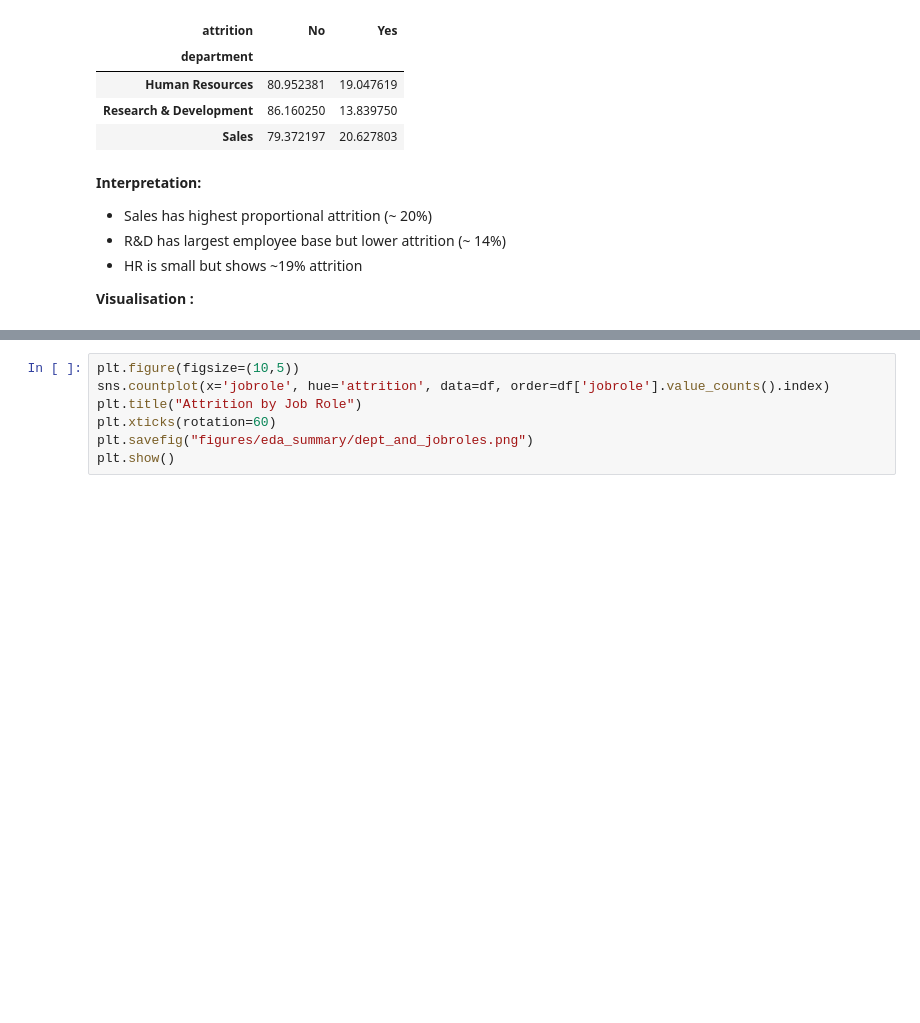
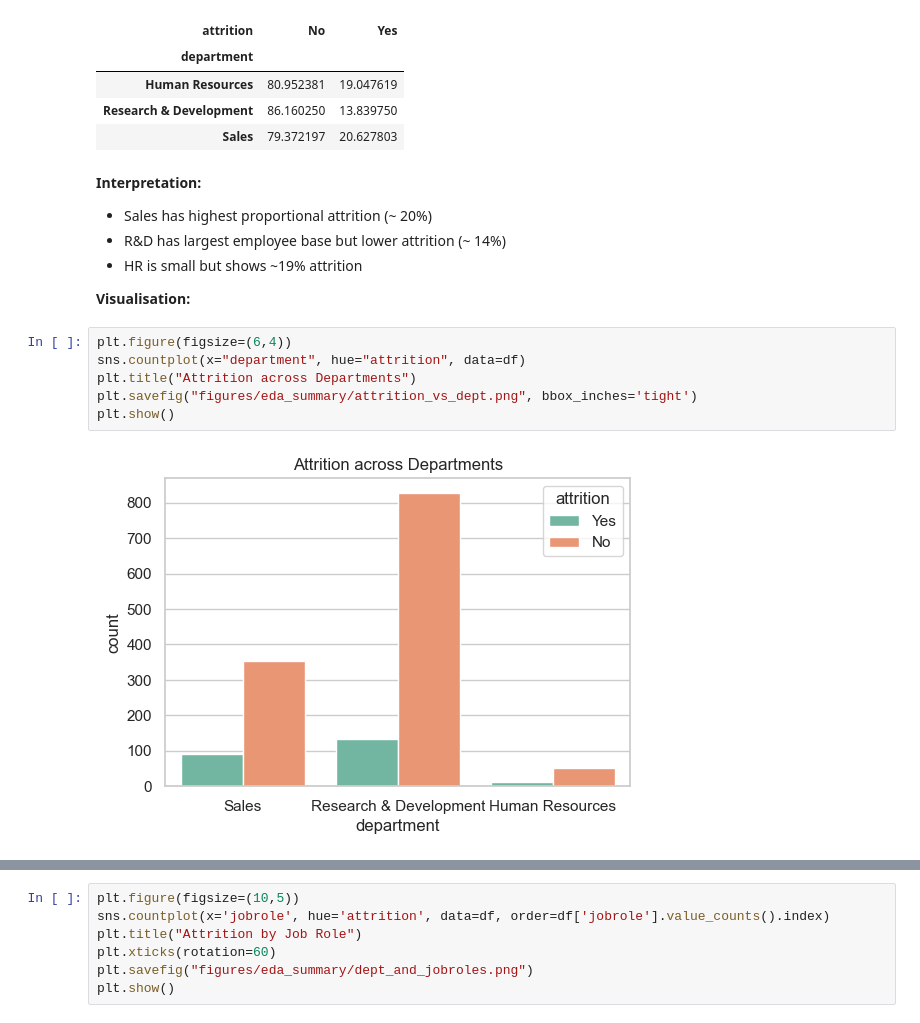
Before and after one commit to ajx7/HR-Analytics-SQL-Python, a Jupyter notebook: notebook/eda_summary.ipynb, the cells around one changed output, grey strips where cells are left out. Drawn from its saved outputs; the diff is of its cells as text; blank space fills up the shorter version.

```diff
--- a/notebook/eda_summary.ipynb
+++ b/notebook/eda_summary.ipynb
@@ -110,4 +110,12 @@ dept_attrition
 - R&D has largest employee base but lower attrition (~ 14%)
 - HR is small but shows ~19% attrition
 
-**Visualisation :**
+**Visualisation:**
+# %%
+plt.figure(figsize=(6,4))
+sns.countplot(x="department", hue="attrition", data=df)
+plt.title("Attrition across Departments")
+plt.savefig("figures/eda_summary/attrition_vs_dept.png", bbox_inches='tight')
+plt.show()
+# %% [output]
+[figure, added]
```
Also changed, not shown: parts of 2 cells of this notebook, 7 other files.
